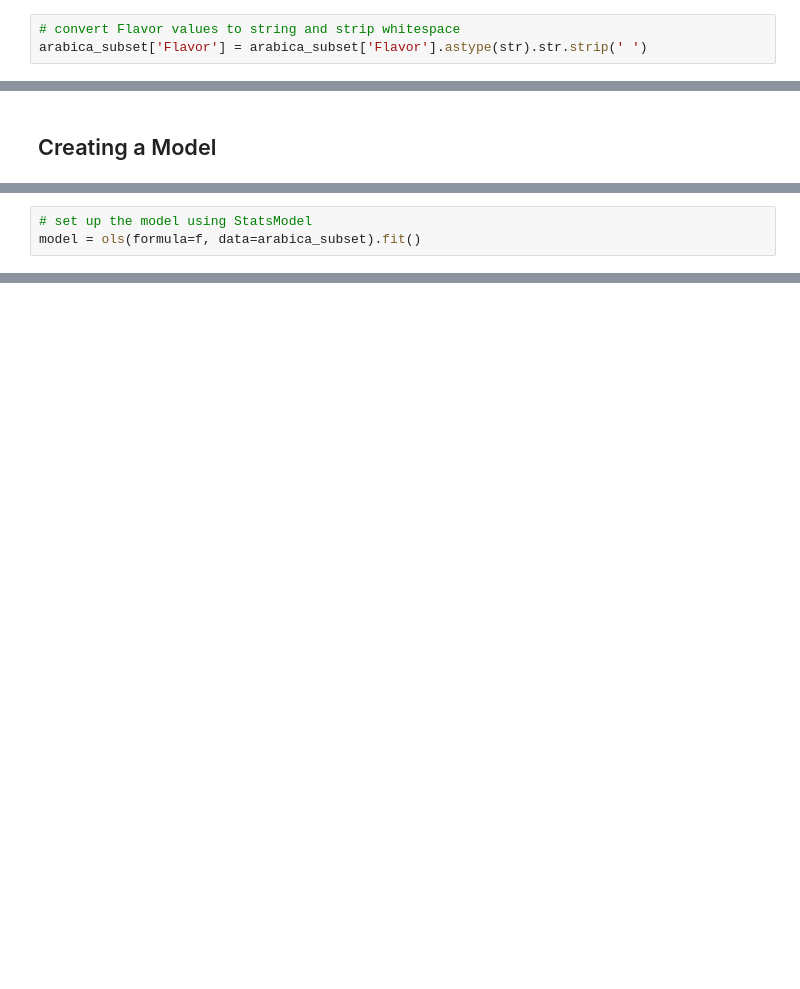
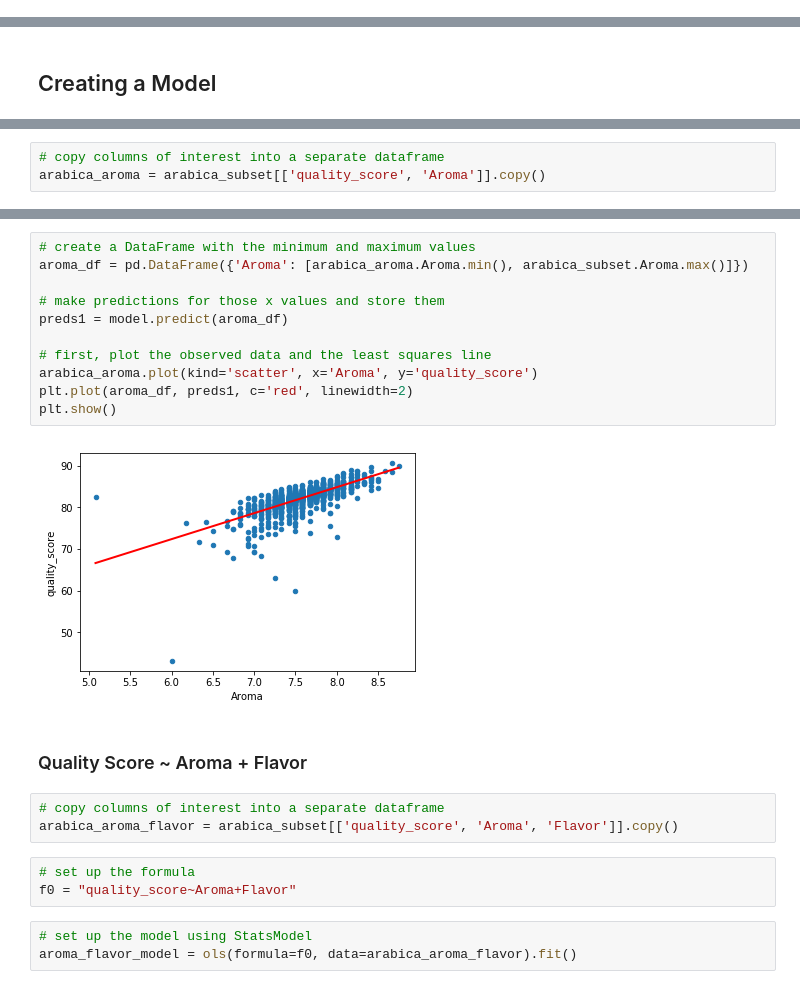
Before and after one commit to lasoya/Mod2_Project, a Jupyter notebook: Coffee_Analysis.ipynb, the cells around one changed output, grey strips where cells are left out. Saved outputs shown, nothing was run; the diff lists cells and outputs as text; blank space fills up the shorter version.

```diff
--- a/Coffee_Analysis.ipynb
+++ b/Coffee_Analysis.ipynb
@@ -212,3 +171,0 @@ Name: Aroma, dtype: int64
-# %%
-# convert Flavor values to string and strip whitespace
-arabica_subset['Flavor'] = arabica_subset['Flavor'].astype(str).str.strip(' ')
@@ -559,3 +281,0 @@ f = "quality_score~Aroma+Flavor+Aftertaste+Acidity+Body+Balance+Uniformity"
-# %%
-# set up the model using StatsModel
-model = ols(formula=f, data=arabica_subset).fit()
@@ -622,0 +284,3 @@ SyntaxError: invalid syntax (<unknown>, line 1)
+# %%
+# copy columns of interest into a separate dataframe
+arabica_aroma = arabica_subset[['quality_score', 'Aroma']].copy()
@@ -622,0 +315,24 @@ SyntaxError: invalid syntax (<unknown>, line 1)
+# %%
+# create a DataFrame with the minimum and maximum values
+aroma_df = pd.DataFrame({'Aroma': [arabica_aroma.Aroma.min(), arabica_subset.Aroma.max()]})
+
+# make predictions for those x values and store them
+preds1 = model.predict(aroma_df)
+
+# first, plot the observed data and the least squares line
+arabica_aroma.plot(kind='scatter', x='Aroma', y='quality_score')
+plt.plot(aroma_df, preds1, c='red', linewidth=2)
+plt.show()
+# %% [output]
+[figure, added]
+# %% [markdown]
+### Quality Score ~ Aroma + Flavor
+# %%
+# copy columns of interest into a separate dataframe
+arabica_aroma_flavor = arabica_subset[['quality_score', 'Aroma', 'Flavor']].copy()
+# %%
+# set up the formula
+f0 = "quality_score~Aroma+Flavor"
+# %%
+# set up the model using StatsModel
+aroma_flavor_model = ols(formula=f0, data=arabica_aroma_flavor).fit()
```
Also changed, not shown: parts of 277 cells of this notebook, 1 other file.
